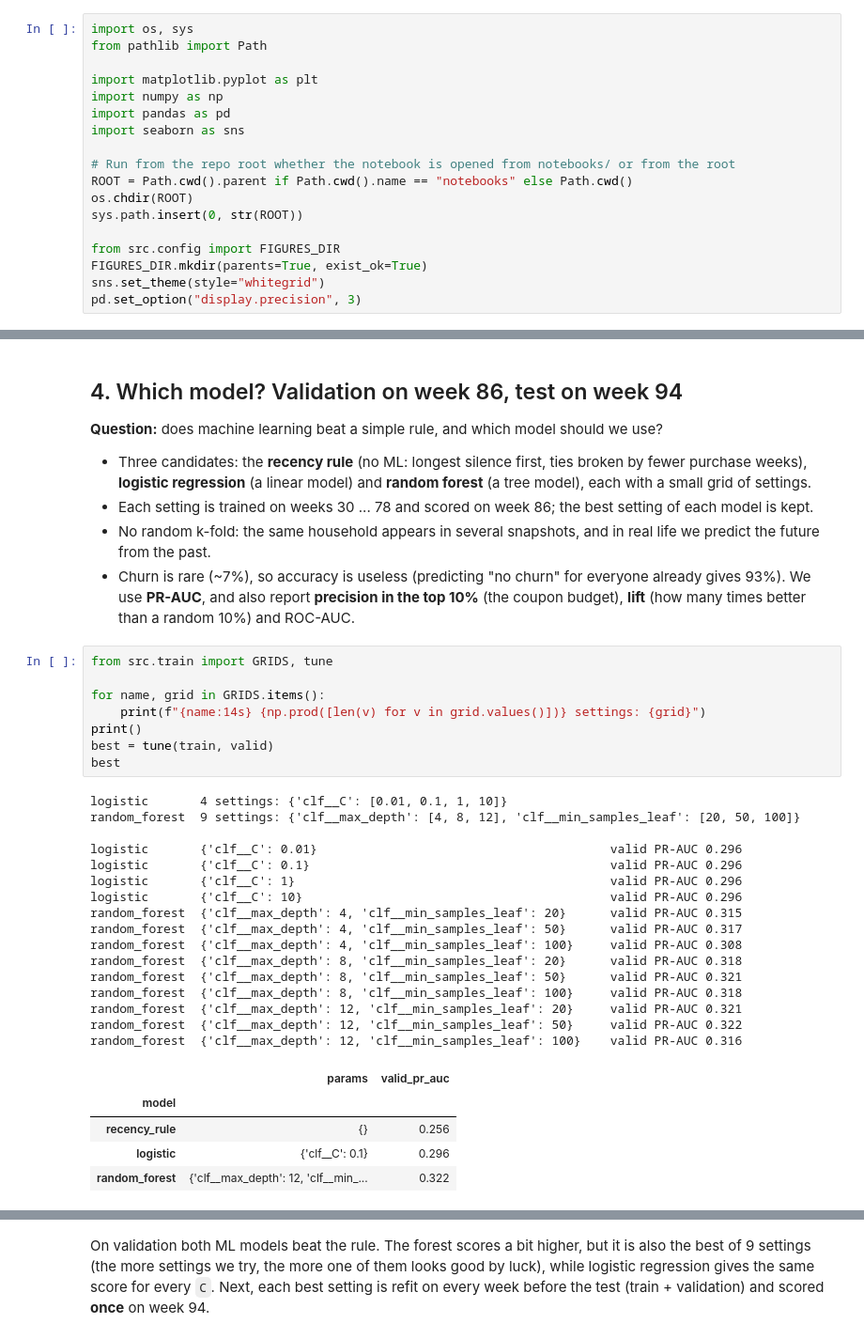
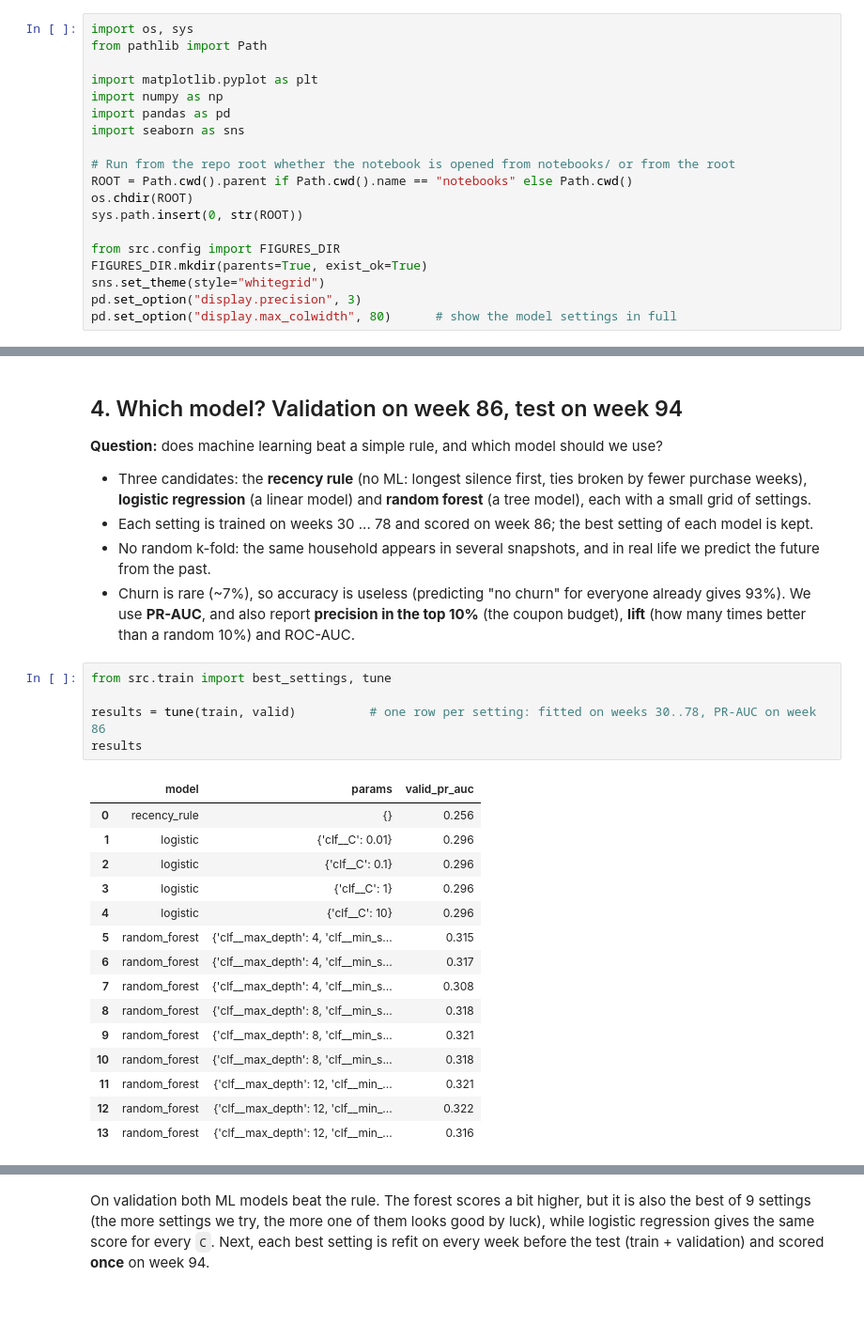
Before and after one commit to NamAnh-dev/Dunnhumby-retention-campaign, a Jupyter notebook: notebooks/02_modeling.ipynb, the cells around one changed output, grey strips where cells are left out. Shown at 94% size. Saved outputs shown, nothing was run; the diff lists cells and outputs as text; blank space fills up the shorter version.

```diff
--- a/notebooks/02_modeling.ipynb
+++ b/notebooks/02_modeling.ipynb
@@ -21,6 +21,7 @@ from src.config import FIGURES_DIR
 FIGURES_DIR.mkdir(parents=True, exist_ok=True)
 sns.set_theme(style="whitegrid")
 pd.set_option("display.precision", 3)
+pd.set_option("display.max_colwidth", 80)      # show the model settings in full
 # %% [markdown]
 ## 1. Snapshots and the time-based split
 
@@ -196,33 +197,24 @@ plt.show()
 * No random k-fold: the same household appears in several snapshots, and in real life we predict the future from the past.
 * Churn is rare (~7%), so accuracy is useless (predicting "no churn" for everyone already gives 93%). We use **PR-AUC**, and
   also report **precision in the top 10%** (the coupon budget), **lift** (how many times better than a random 10%) and ROC-AUC.
-# %%
-from src.train import GRIDS, tune
-
-for name, grid in GRIDS.items():
-    print(f"{name:14s} {np.prod([len(v) for v in grid.values()])} settings: {grid}")
-print()
-best = tune(train, valid)
-best
-# %% [output]
-logistic       4 settings: {'clf__C': [0.01, 0.1, 1, 10]}
-random_forest  9 settings: {'clf__max_depth': [4, 8, 12], 'clf__min_samples_leaf': [20, 50, 100]}
-
-logistic       {'clf__C': 0.01}                                        valid PR-AUC 0.296
-logistic       {'clf__C': 0.1}                                         valid PR-AUC 0.296
-logistic       {'clf__C': 1}                                           valid PR-AUC 0.296
-logistic       {'clf__C': 10}                                          valid PR-AUC 0.296
-random_forest  {'clf__max_depth': 4, 'clf__min_samples_leaf': 20}      valid PR-AUC 0.315
-random_forest  {'clf__max_depth': 4, 'clf__min_samples_leaf': 50}      valid PR-AUC 0.317
-random_forest  {'clf__max_depth': 4, 'clf__min_samples_leaf': 100}     valid PR-AUC 0.308
-random_forest  {'clf__max_depth': 8, 'clf__min_samples_leaf': 20}      valid PR-AUC 0.318
-random_forest  {'clf__max_depth': 8, 'clf__min_samples_leaf': 50}      valid PR-AUC 0.321
-random_forest  {'clf__max_depth': 8, 'clf__min_samples_leaf': 100}     valid PR-AUC 0.318
-random_forest  {'clf__max_depth': 12, 'clf__min_samples_leaf': 20}     valid PR-AUC 0.321
-random_forest  {'clf__max_depth': 12, 'clf__min_samples_leaf': 50}     valid PR-AUC 0.322
-random_forest  {'clf__max_depth': 12, 'clf__min_samples_leaf': 100}    valid PR-AUC 0.316
-|  | params | valid_pr_auc |
-| model |  |  |
-| recency_rule | {} | 0.256 |
-| logistic | {'clf__C': 0.1} | 0.296 |
-| random_forest | {'clf__max_depth': 12, 'clf__min_... | 0.322 |
+# %%
+from src.train import best_settings, tune
+
+results = tune(train, valid)          # one row per setting: fitted on weeks 30..78, PR-AUC on week 86
+results
+# %% [output]
+|  | model | params | valid_pr_auc |
+| 0 | recency_rule | {} | 0.256 |
+| 1 | logistic | {'clf__C': 0.01} | 0.296 |
+| 2 | logistic | {'clf__C': 0.1} | 0.296 |
+| 3 | logistic | {'clf__C': 1} | 0.296 |
+| 4 | logistic | {'clf__C': 10} | 0.296 |
+| 5 | random_forest | {'clf__max_depth': 4, 'clf__min_s... | 0.315 |
+| 6 | random_forest | {'clf__max_depth': 4, 'clf__min_s... | 0.317 |
+| 7 | random_forest | {'clf__max_depth': 4, 'clf__min_s... | 0.308 |
+| 8 | random_forest | {'clf__max_depth': 8, 'clf__min_s... | 0.318 |
+| 9 | random_forest | {'clf__max_depth': 8, 'clf__min_s... | 0.321 |
+| 10 | random_forest | {'clf__max_depth': 8, 'clf__min_s... | 0.318 |
+| 11 | random_forest | {'clf__max_depth': 12, 'clf__min_... | 0.321 |
+| 12 | random_forest | {'clf__max_depth': 12, 'clf__min_... | 0.322 |
+| 13 | random_forest | {'clf__max_depth': 12, 'clf__min_... | 0.316 |
```
Also changed, not shown: parts of 1 cell of this notebook, 1 other file.
